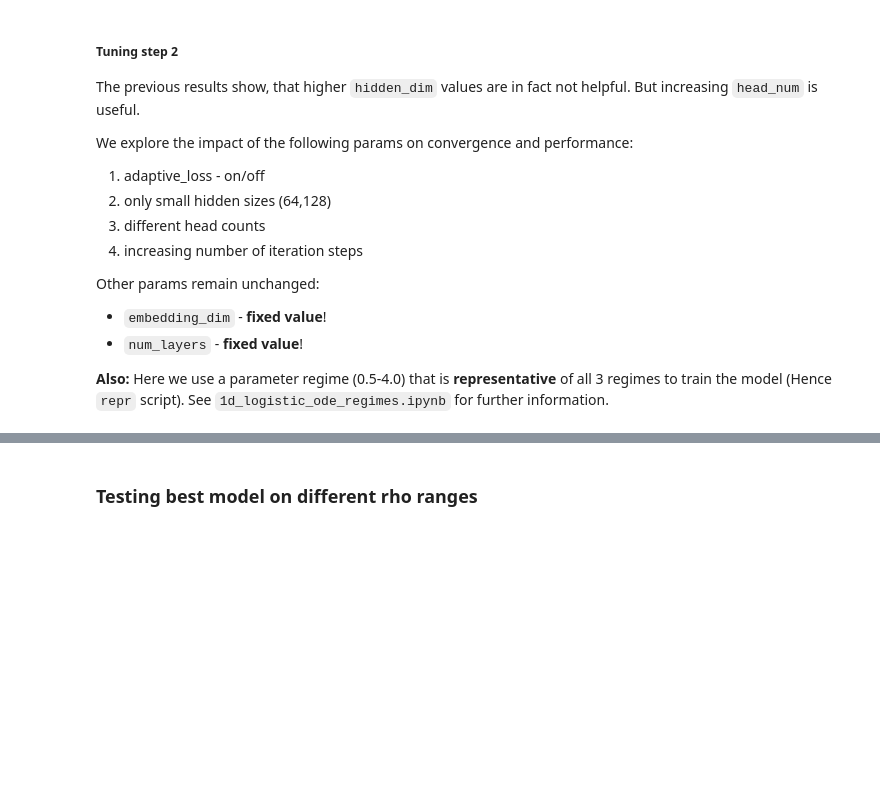
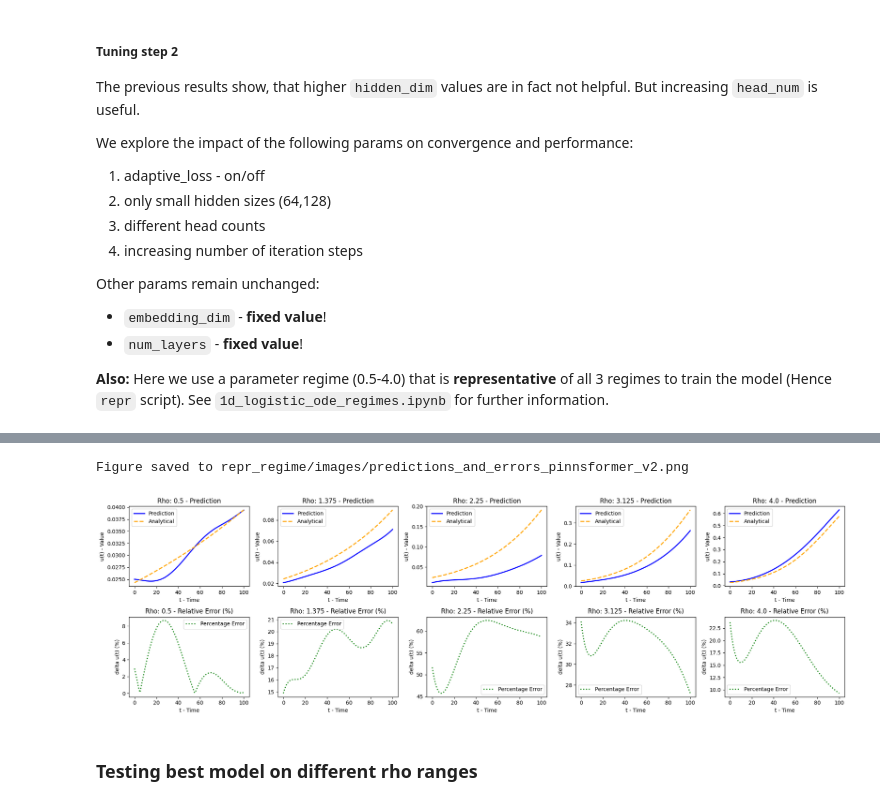
Before and after one commit to almasria/gnn_project, a Jupyter notebook: transfer_learning/1d_logistic_ode/pinnsformer_experiments/COLAB_V_experiments_pinnsformer_repr_train_regime.ipynb, the cells around one changed output, grey strips where cells are left out. Saved outputs shown, nothing was run; the diff lists cells and outputs as text; code cells hidden in the pictures; blank space fills up the shorter version.

Commit message:
results after 2 tuning step

```diff
--- a/transfer_learning/1d_logistic_ode/pinnsformer_experiments/COLAB_V_experiments_pinnsformer_repr_train_regime.ipynb
+++ b/transfer_learning/1d_logistic_ode/pinnsformer_experiments/COLAB_V_experiments_pinnsformer_repr_train_regime.ipynb
@@ -465,7 +495,7 @@ def compute_relative_errors(model, dataset, rho, device):
         u_analytical = dataset.analytical_solution(x, t, rho).detach().cpu().numpy()
 
     # Handle time sequencing case (shapes will be different)
-    if dataset._use_time_sequencing:
+    if dataset.use_time_sequencing:
         # Option 1: Reshape predictions to match analytical solution
         if pred.shape != u_analytical.shape:
             if len(pred.shape) == 3:  # If pred has shape (N, num_step, 1)
@@ -893,19 +968,24 @@ dataset = ODEData(t_range=[0, 1], rho_values=rho_values, t_points=101, constant_
 # Define variations
 normalize_res_values = [False]  # [True, False]
 normalize_ic_values = [False]  # [True, False]
-adaptive_loss = [(True,0.9), (False,None)]
+adaptive_loss = [(False,None)] #[(True,0.9), (False,None)]
 #adaptive_loss_weighting_coeffs = [0.9]#[0.7, 0.9]
 alpha_values = [None]  # [0.1, 0.25]
 epsilon_values = [None]  # [0.1, 0.3]
-iteration_steps = [200, 300, 500]  # [50, 100, 400]
+iteration_steps = [400] #[200, 300, 500]  # [50, 100, 400]
 
 # Define model variations
 models = []
+"""
 model_variations = [
     (32, 1, 64, 1),
     (32, 2, 64, 1),
     (32, 2, 128, 1),
     (32, 1, 128, 1),
+]
+"""
+model_variations = [
+    (32, 4, 128, 1)
 ]
 for emb_dim, num_heads, hidden_dim, num_layer in model_variations:
     model = PINNsformer(
@@ -945,3 +1032,19 @@ print(f"Model saved to {model_path}")
+# %%
+best_model.eval()
+predictions, analytical_solutions, errors = test_on_parameter_range(rho_values, dataset, best_model)
+
+# Plot predictions and errors
+plot_predictions_and_errors(
+    rho_values=rho_values,
+    predictions=predictions,
+    analytical_solutions=analytical_solutions,
+    errors=errors,
+    num_cols=len(rho_values),
+    save_path=images_dir / "predictions_and_errors_pinnsformer_v2.png"
+)
+# %% [output]
+Figure saved to repr_regime/images/predictions_and_errors_pinnsformer_v2.png
+[figure, added]
 # %% [markdown]
 ### Testing best model on different rho ranges
 # %%
```
Also changed, not shown: parts of 10 cells of this notebook.
